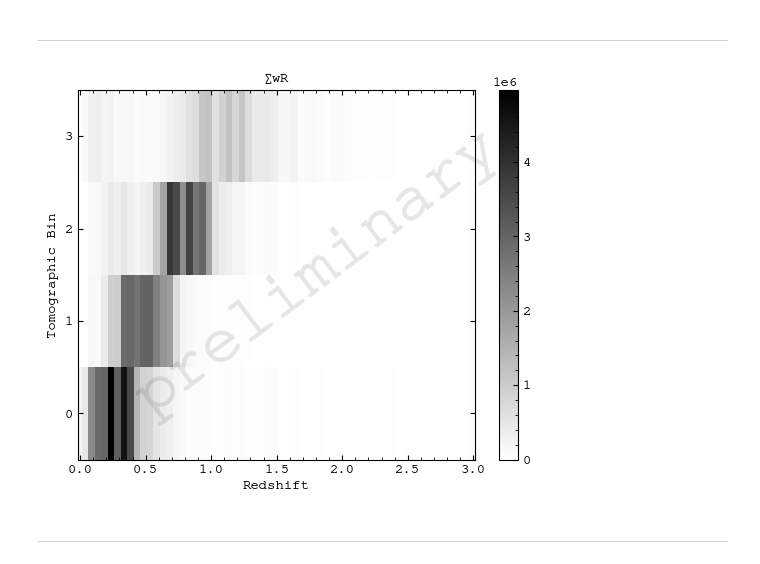
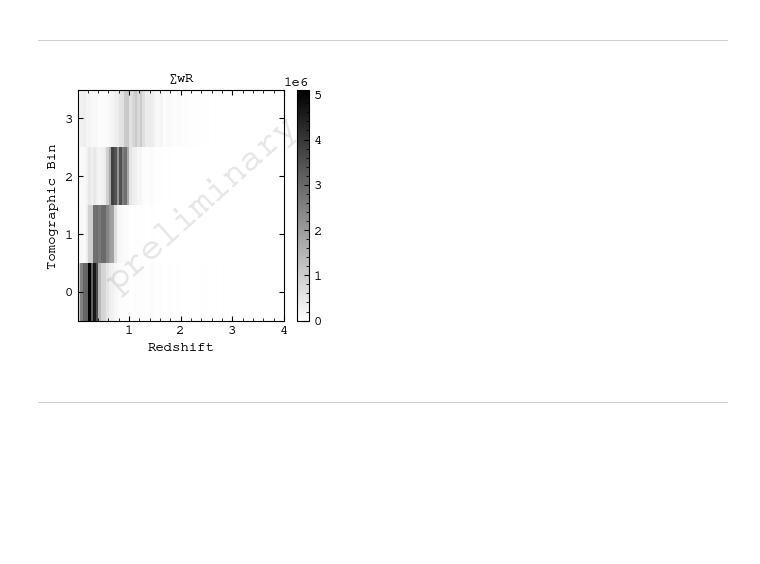
Before and after one commit to sidneymau/des-y6-image-sims-analysis, a Jupyter notebook: notebooks/2025_02_17_tomography/dev.ipynb, the cells around one changed output. Drawn from its saved outputs; the diff is of its cells as text; code cells hidden in the pictures; blank space fills up the shorter version.

```diff
--- a/notebooks/2025_02_17_tomography/dev.ipynb
+++ b/notebooks/2025_02_17_tomography/dev.ipynb
@@ -194,0 +130,6 @@ nz = _sum_weight
+# %%
+_Z[_Z < zbinsc[0]] = zbinsc[0] + 0.001
+_Z[_Z > zbinsc[-1]] = zbinsc[-1] - 0.001
+# %%
+zedges = np.arange(0.01, 4.02, 0.05)  # from Boyan
+# _zedges = np.append([0], zedges)
@@ -195 +149,9 @@ nz = _sum_weight
+# %%
+_nz, _, _, _ = stats.binned_statistic_2d(
+    cell_sim,
+    _Z,
+    weight_sim * response_sim,
+    statistic="sum",
+    bins=[lib.const.CELL_IDS, zedges],
+)
 # %%
@@ -238,56 +200,40 @@ plt.show()
 [figure]
 # %% [markdown]
 ---
-# %%
-cell_assignments = {}
-for tomographic_bin in lib.const.TOMOGRAPHIC_BINS:
-    cell_assignments[tomographic_bin] = np.unique(
-        cell_sim[bhat_sim == tomographic_bin]
-    ).astype(int)
-
-assert len(
-    functools.reduce(
-        np.intersect1d,
-        [
-            cells
-            for cells in cell_assignments.values()
-        ],
-    )
-) == 0
 # %%
-fig, axs = plt.subplots(1, 1,)
+fig, axs = plt.subplots(1, 1, figsize=(3 + 4/12, 3))
 
 im = axs.pcolormesh(
-    zvals,
+    zbinsc,
     lib.const.TOMOGRAPHIC_BINS,
     np.array(
         [
             np.sum(
-                nz[cell_assignments[tomographic_bin]],
+                _nz[lib.const.CELL_ASSIGNMENTS[tomographic_bin]],
                 axis=0,
             )
             for tomographic_bin in lib.const.TOMOGRAPHIC_BINS
         ]
     ),
     vmin=0
 )
 axs.set_xlabel("Redshift")
 axs.set_ylabel("Tomographic Bin")
 axs.set_title("$\\sum w R$")
 
 axs.set_aspect("auto")
 
 fig.colorbar(im, ax=axs)
 
 # axs.set_xticks([])
 axs.set_yticks([0, 1, 2, 3])
 axs.set_yticks([], minor=True)
 
-watermark(fig)
+lib.plotting.watermark(fig)
 
 plt.show()
 # %% [output]
-[figure, old version]
+[figure, new version]
 # %% [markdown]
 ---
 # %% [markdown]
```
Also changed, not shown: parts of 75 cells of this notebook, 11 other files.
